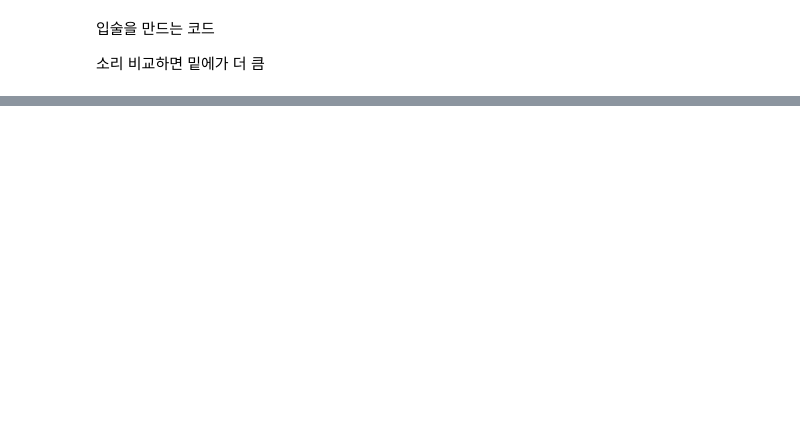
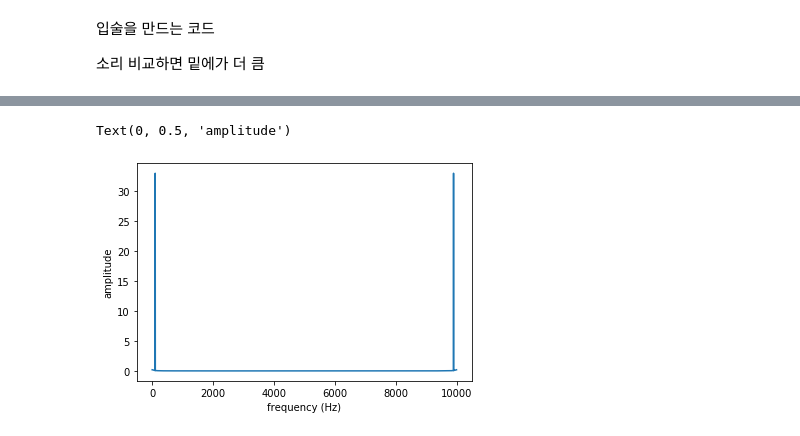
Before and after one commit to kis9340/class2019Fall, a Jupyter notebook: 4주차 이후 영어음성학 Summary 2.ipynb, the cells around one changed output, grey strips where cells are left out. Saved outputs shown, nothing was run; the diff lists cells and outputs as text; code cells hidden in the pictures; blank space fills up the shorter version.

```diff
--- a/4주차 이후 영어음성학 Summary 2.ipynb
+++ b/4주차 이후 영어음성학 Summary 2.ipynb
@@ -238,7 +238,7 @@ BW(bandwidth): 산맥의 폭(삐죽하거나 뚱뚱하거나)-> 산맥의 모양
 amp=1
 sr=10000
 dur=0.5
-freq=440.0
+freq=100.0
 # %%
 t=np.arange(1,sr*dur+1)/sr
 # %%
@@ -247,7 +247,7 @@ theta=t*2*np.pi*freq
 s=amp*np.sin(theta)
 # %%
 RG=0
-BWG=60
+BWG=100
 a,b =resonance(sr,RG,BWG)
 s=lfilter(b,a,s,axis=0)
 ipd.Audio(s,rate=sr)
@@ -300,0 +333,5 @@ ipd.Audio(s,rate=sr)
+# %%
+from scipy.io import wavfile
+nSamp = len(s)
+dur = nSamp / sr
+t = np.linspace(1/sr, dur, nSamp)
@@ -300,0 +345,7 @@ ipd.Audio(s,rate=sr)
+# %%
+nFFT = nSamp
+amp = [];
+for n in range(0,nFFT):
+    omega = 2*np.pi*n/nFFT # angular velocity
+    z = np.exp(omega*1j)**(np.arange(0,nSamp))
+    amp.append(np.abs(np.dot(s,z)))
@@ -300,0 +383,10 @@ ipd.Audio(s,rate=sr)
+# %%
+fig = plt.figure()
+ax = fig.add_subplot(111)
+freq = np.arange(1,nFFT+1)*sr/nFFT;
+ax.plot(freq, amp)
+ax.set_xlabel('frequency (Hz)')
+ax.set_ylabel('amplitude')
+# %% [output]
+Text(0, 0.5, 'amplitude')
+[figure, added]
```
Also changed, not shown: parts of 14 cells of this notebook.
